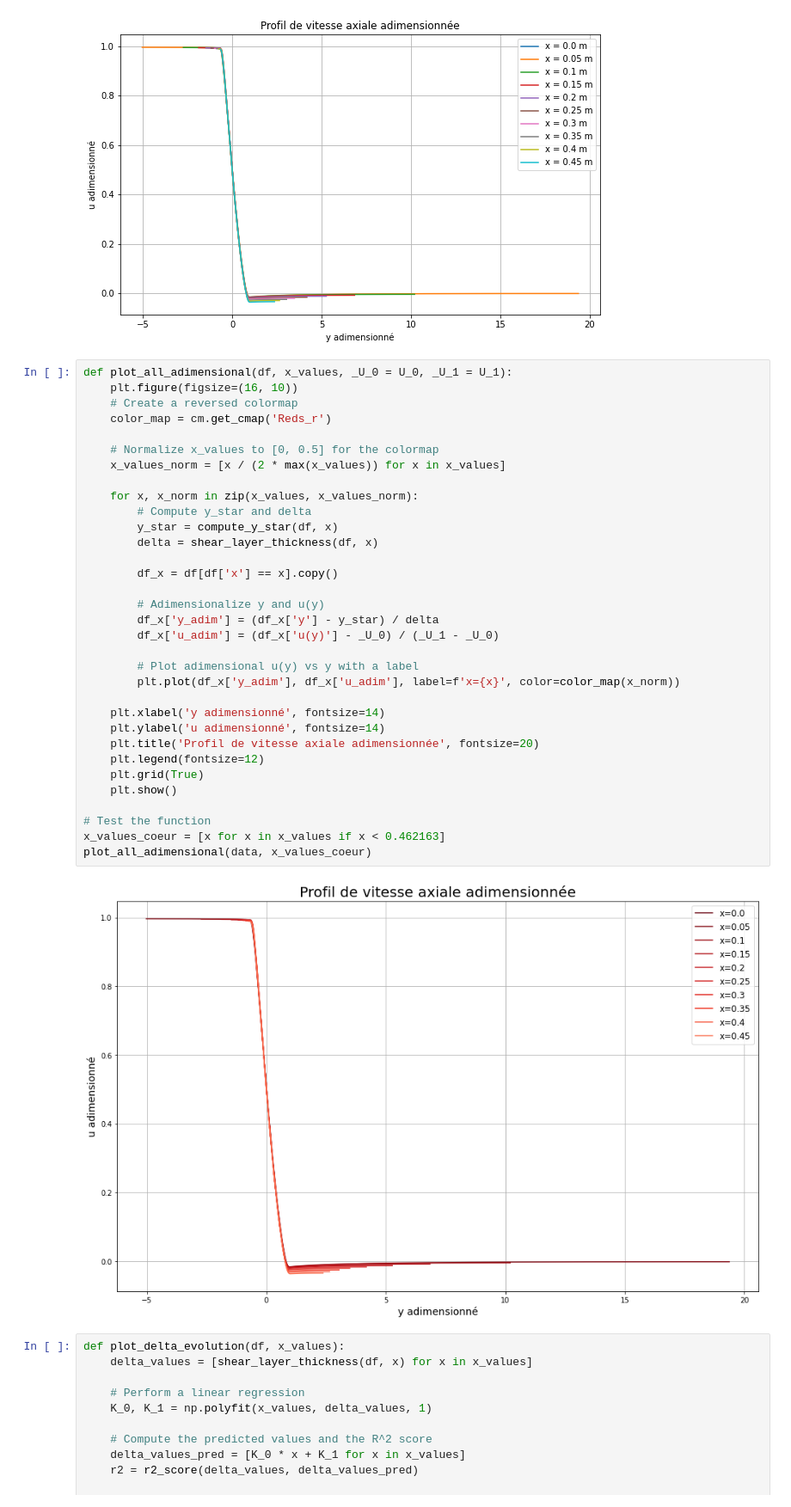
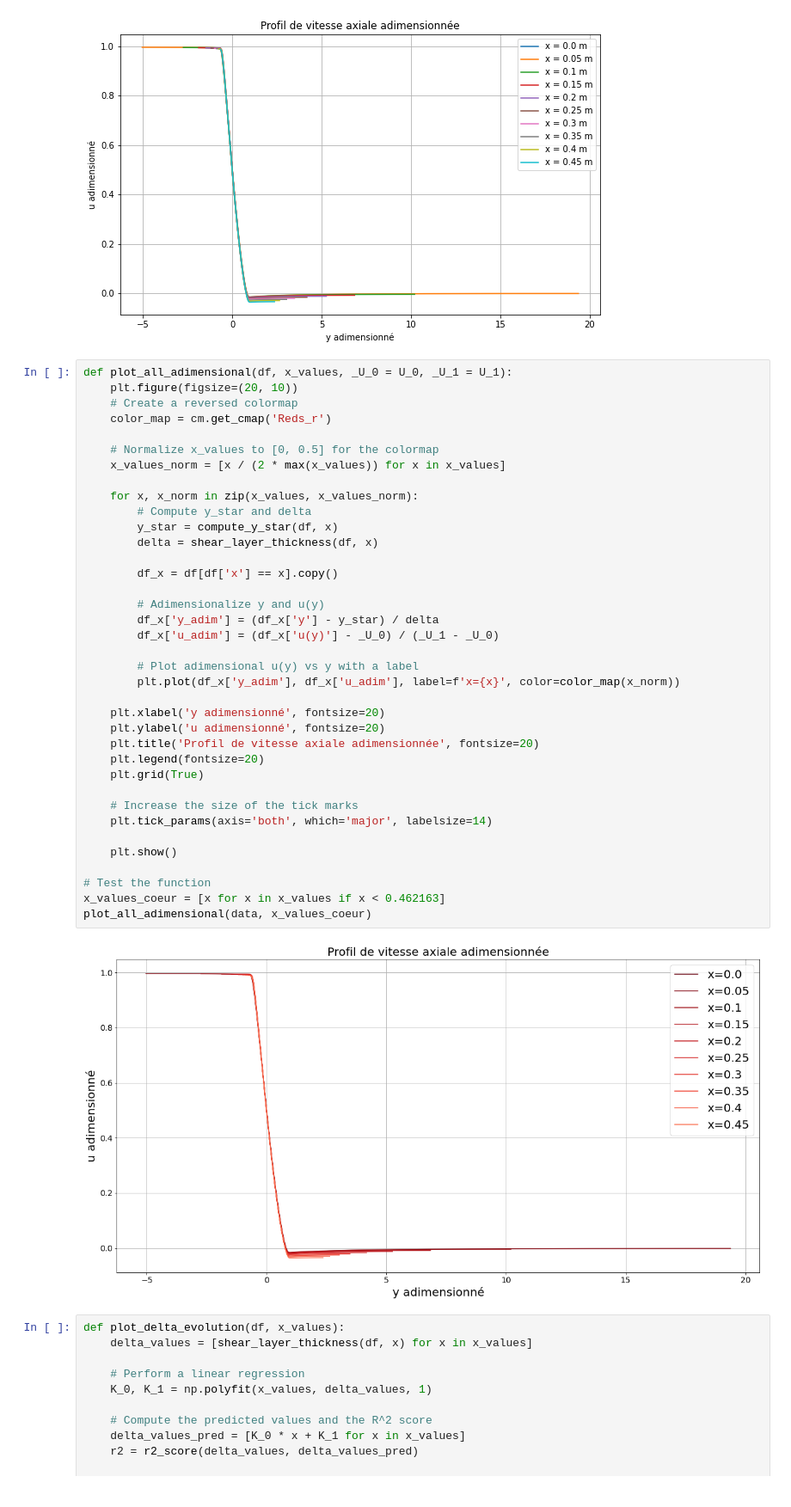
Before and after one commit to mboissiere/turbulence, a Jupyter notebook: main.ipynb, the cells around one changed output. Shown at 86% size. Cells and saved outputs as stored; diff of their text form.

Commit message:
Découverte d'une erreur dans la visualisation

```diff
--- a/main.ipynb
+++ b/main.ipynb
@@ -218,39 +212,43 @@ plot_all_adimensional(data, x_values_coeur)
 [figure]
 # %%
 def plot_all_adimensional(df, x_values, _U_0 = U_0, _U_1 = U_1):
-    plt.figure(figsize=(16, 10))
+    plt.figure(figsize=(20, 10))
     # Create a reversed colormap
     color_map = cm.get_cmap('Reds_r')
 
     # Normalize x_values to [0, 0.5] for the colormap
     x_values_norm = [x / (2 * max(x_values)) for x in x_values]
 
     for x, x_norm in zip(x_values, x_values_norm):
         # Compute y_star and delta
         y_star = compute_y_star(df, x)
         delta = shear_layer_thickness(df, x)
 
         df_x = df[df['x'] == x].copy()
 
         # Adimensionalize y and u(y)
         df_x['y_adim'] = (df_x['y'] - y_star) / delta
         df_x['u_adim'] = (df_x['u(y)'] - _U_0) / (_U_1 - _U_0)
 
         # Plot adimensional u(y) vs y with a label
         plt.plot(df_x['y_adim'], df_x['u_adim'], label=f'x={x}', color=color_map(x_norm))
 
-    plt.xlabel('y adimensionné', fontsize=14)
-    plt.ylabel('u adimensionné', fontsize=14)
+    plt.xlabel('y adimensionné', fontsize=20)
+    plt.ylabel('u adimensionné', fontsize=20)
     plt.title('Profil de vitesse axiale adimensionnée', fontsize=20)
-    plt.legend(fontsize=12)
+    plt.legend(fontsize=20)
     plt.grid(True)
+
+    # Increase the size of the tick marks
+    plt.tick_params(axis='both', which='major', labelsize=14)
+
     plt.show()
 
 # Test the function
 x_values_coeur = [x for x in x_values if x < 0.462163]
 plot_all_adimensional(data, x_values_coeur)
 # %% [output]
-[figure, old version]
+[figure, new version]
 # %%
 def plot_delta_evolution(df, x_values):
     delta_values = [shear_layer_thickness(df, x) for x in x_values]
```
Also changed, not shown: parts of 6 cells of this notebook.
